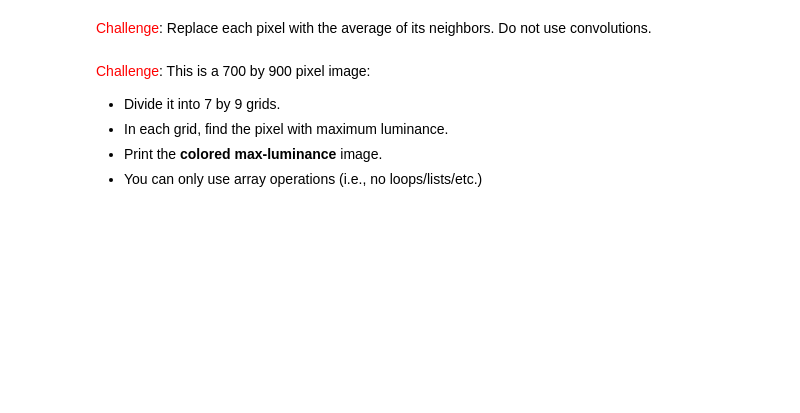
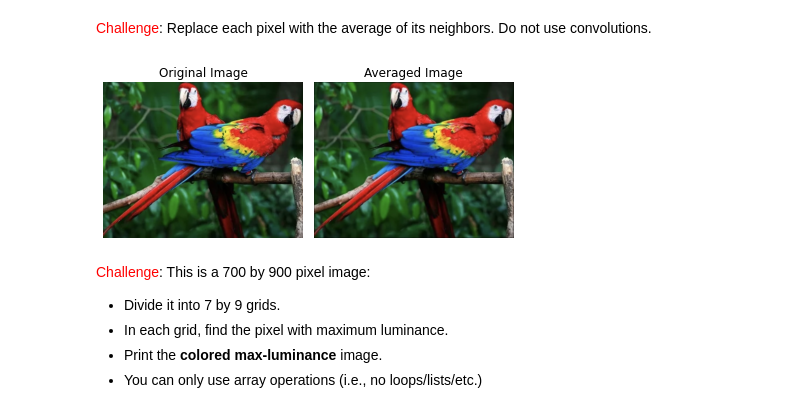
Before and after one commit to lukeolson-group/598sml-f23-syllabus, a Jupyter notebook: hw01/pytorch-intro.ipynb, the cells around one changed output. Saved outputs shown, nothing was run; the diff lists cells and outputs as text; code cells hidden in the pictures; blank space fills up the shorter version.

```diff
--- a/hw01/pytorch-intro.ipynb
+++ b/hw01/pytorch-intro.ipynb
@@ -560,3 +590,41 @@ plt.imshow(gray1, cmap='gray');
+# %%
+# TODO: implement this challenge
+
+import numpy as np
+import matplotlib.pyplot as plt
+
+
+img_arr = plt.imread('04_parrot.jpg')
+
+# Define the window size for averaging (e.g., 3x3 window)
+window_size = 3
+
+# Create a new image
+averaged_image = np.zeros_like(img_arr)
+
+# Iterate through the image pixels and replace with the average of neighbors
+for x in range(window_size // 2, img_arr.shape[0] - window_size // 2):
+    for y in range(window_size // 2, img_arr.shape[1] - window_size // 2):
+        for c in range(averaged_image.shape[2]):
+            neighbors = img_arr[x - window_size // 2:x + window_size // 2 + 1,
+                                y - window_size // 2:y + window_size // 2 + 1, c]
+            averaged_image[x, y, c] = np.mean(neighbors)
+
+
+plt.subplot(1, 2, 1)
+plt.imshow(img_arr)
+plt.title('Original Image')
+plt.axis('off')
+
+plt.subplot(1, 2, 2)
+plt.imshow(averaged_image)
+plt.title('Averaged Image')
+plt.axis('off')
+
+plt.tight_layout()
+plt.show()
+# %% [output]
+[figure, added]
 # %% [markdown]
 <font color=red>Challenge</font>: This is a 700 by 900 pixel image:
 
```
Also changed, not shown: parts of 18 cells of this notebook, 2 other files.
